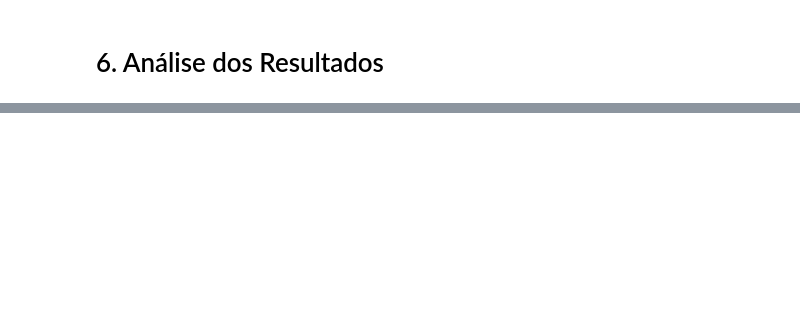
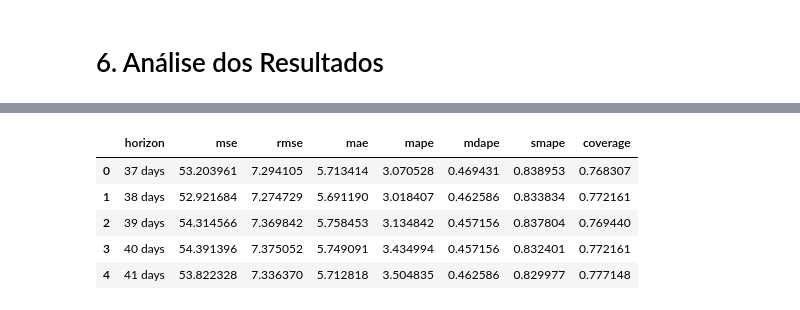
Before and after one commit to marcosmorais94/climate_forecast, a Jupyter notebook: climate_forecast_ml.ipynb, the cells around one changed output, grey strips where cells are left out. Cells and saved outputs as stored; diff of their text form; code cells hidden in the pictures; blank space fills up the shorter version.

```diff
--- a/climate_forecast_ml.ipynb
+++ b/climate_forecast_ml.ipynb
@@ -225,0 +442,10 @@ https://www.dataquest.io/blog/tutorial-time-series-analysis-with-pandas/
+# %%
+df_p = performance_metrics(df_cv)
+df_p.head()
+# %% [output]
+|  | horizon | mse | rmse | mae | mape | mdape | smape | coverage |
+| 0 | 37 days | 53.203961 | 7.294105 | 5.713414 | 3.070528 | 0.469431 | 0.838953 | 0.768307 |
+| 1 | 38 days | 52.921684 | 7.274729 | 5.691190 | 3.018407 | 0.462586 | 0.833834 | 0.772161 |
+| 2 | 39 days | 54.314566 | 7.369842 | 5.758453 | 3.134842 | 0.457156 | 0.837804 | 0.769440 |
+| 3 | 40 days | 54.391396 | 7.375052 | 5.749091 | 3.434994 | 0.457156 | 0.832401 | 0.772161 |
+| 4 | 41 days | 53.822328 | 7.336370 | 5.712818 | 3.504835 | 0.462586 | 0.829977 | 0.777148 |
```
Also changed, not shown: parts of 32 cells of this notebook.
